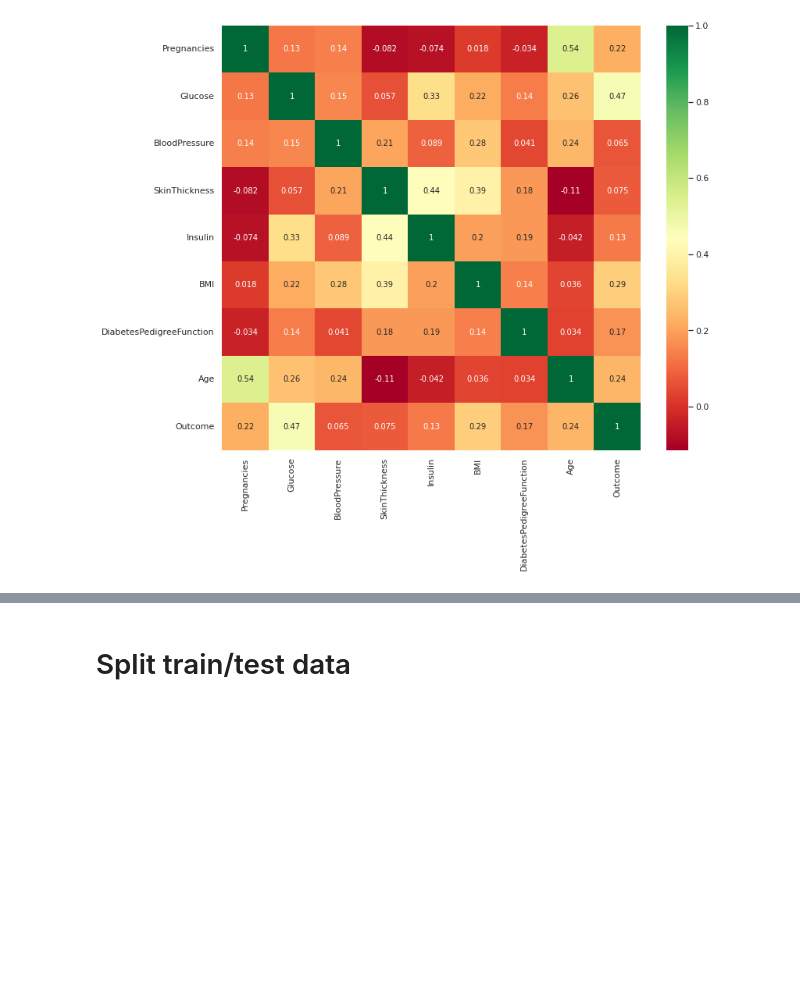
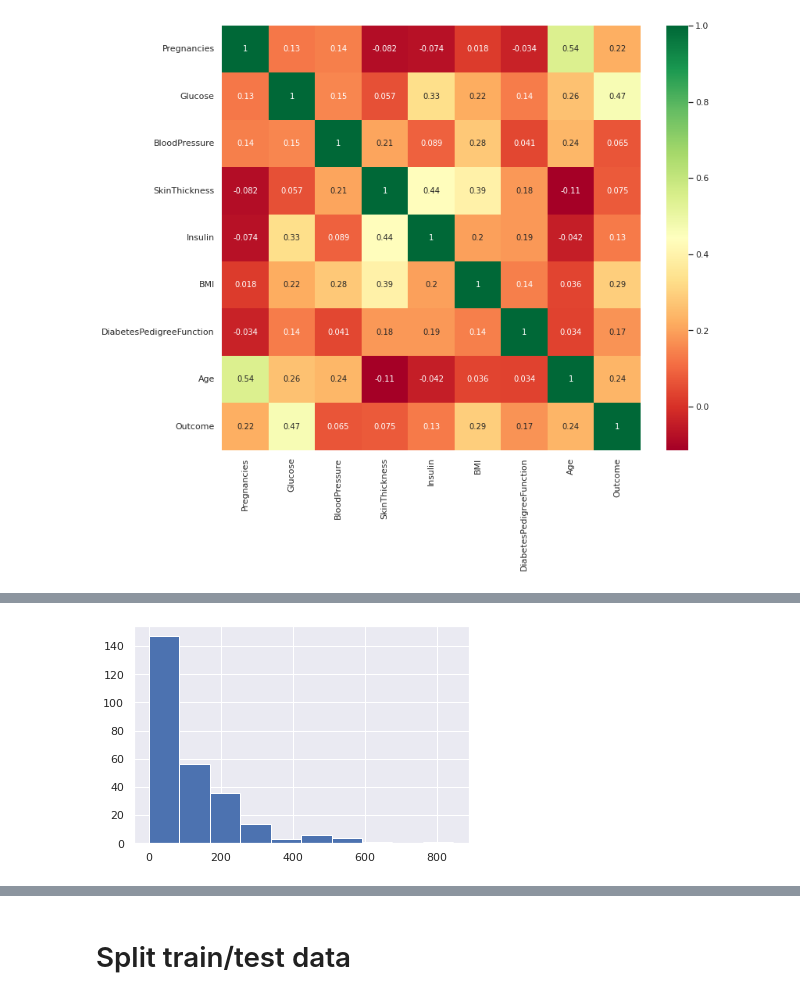
Before and after one commit to masinde70/Capstone, a Jupyter notebook: capstone.ipynb, the cells around one changed output, grey strips where cells are left out. Saved outputs shown, nothing was run; the diff lists cells and outputs as text; code cells hidden in the pictures; blank space fills up the shorter version.

```diff
--- a/capstone.ipynb
+++ b/capstone.ipynb
@@ -190,0 +220,4 @@ p=sns.heatmap(df.corr(), annot=True,cmap ='RdYlGn')
+# %%
+TI = df.loc[df['Outcome']==1, 'Insulin'].hist()
+# %% [output]
+[figure, added]
```
Also changed, not shown: parts of 38 cells of this notebook.
